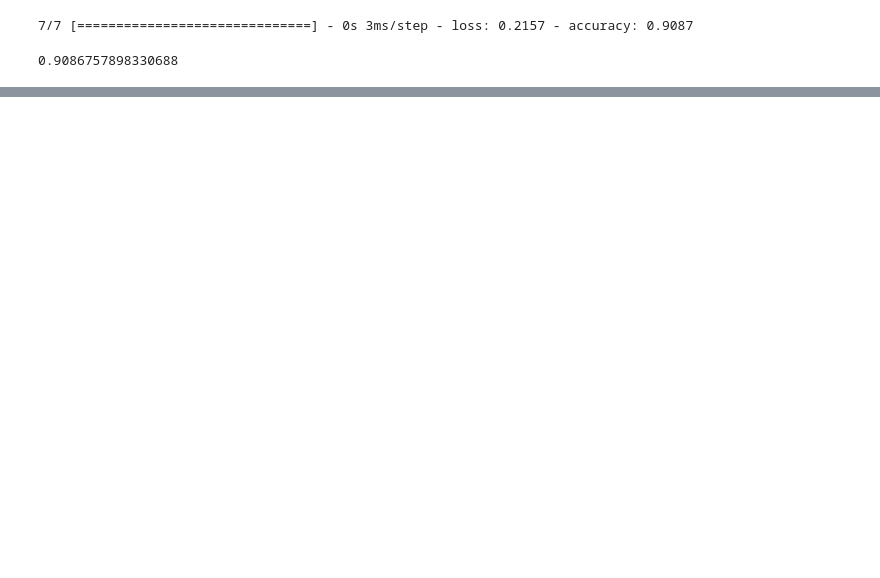
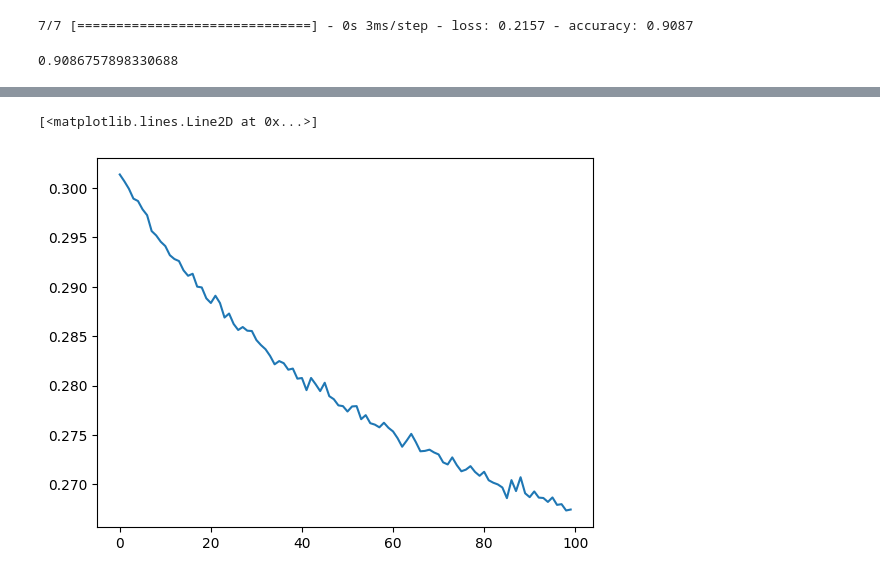
Before and after one commit to leemutai/Intro_to_datascience, a Jupyter notebook: neuralwithkeras.ipynb, the cells around one changed output, grey strips where cells are left out. Drawn from its saved outputs; the diff is of its cells as text; code cells hidden in the pictures; blank space fills up the shorter version.

```diff
--- a/neuralwithkeras.ipynb
+++ b/neuralwithkeras.ipynb
@@ -117,0 +129,5 @@ import matplotlib.pyplot as plt
+# %%
+plt.plot(hist.history['loss'])
+# %% [output]
+[<matplotlib.lines.Line2D at 0x...>]
+[figure, added]
```
Also changed, not shown: parts of 16 cells of this notebook.
